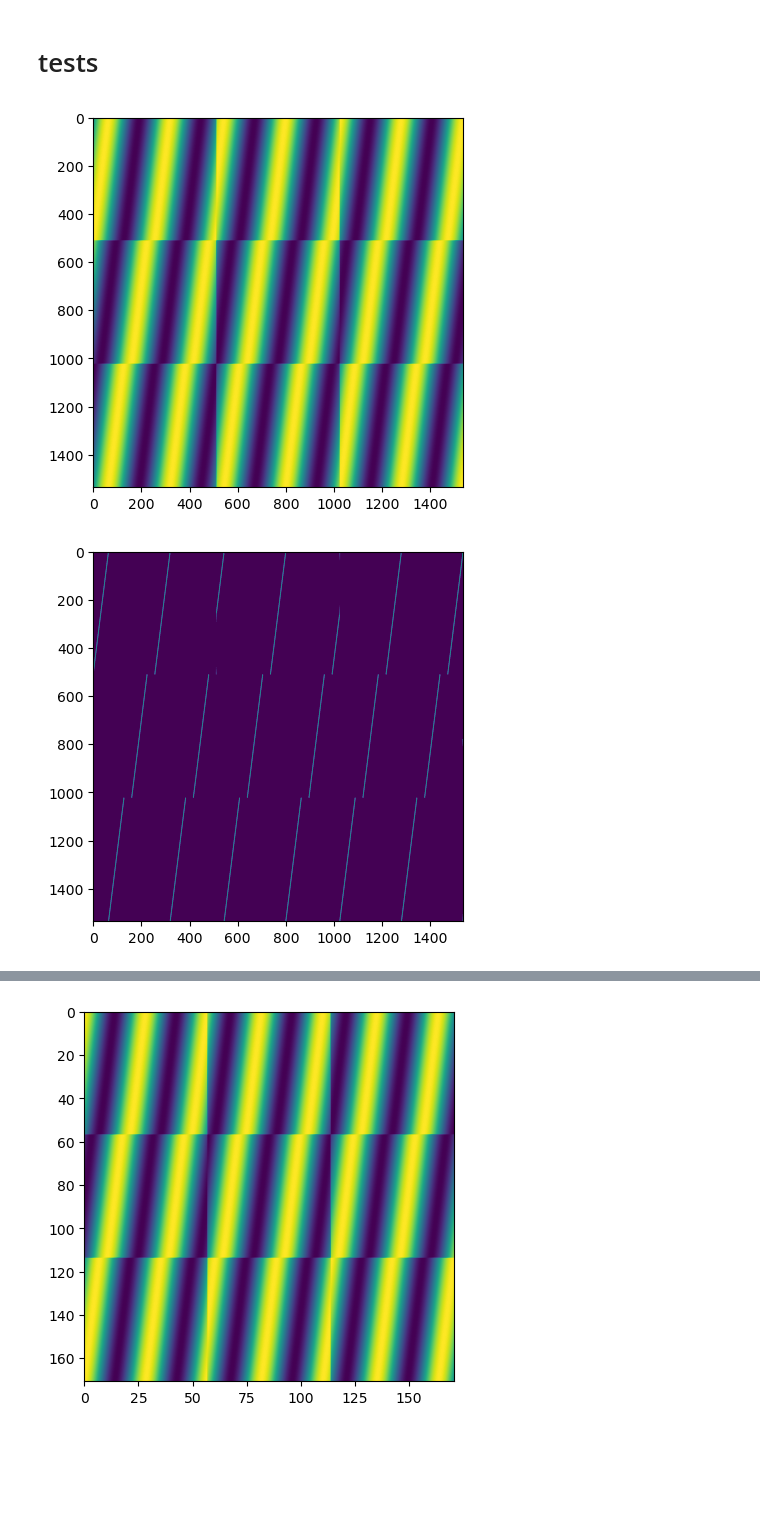
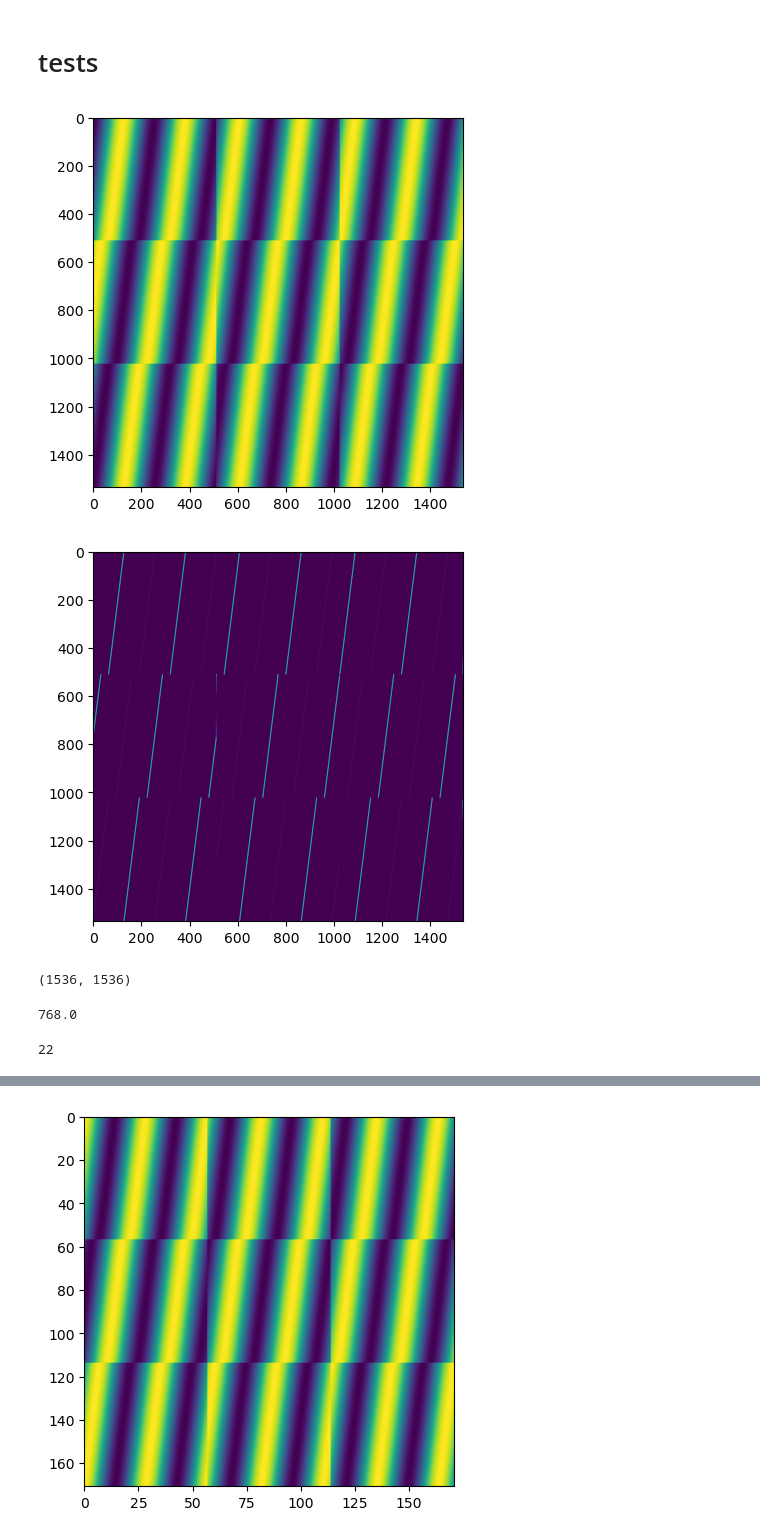
Before and after one commit to PriyaMulla/dashboardsforMM, a Jupyter notebook: 20230601_tile-maxima.ipynb, the cells around one changed output, grey strips where cells are left out. Cells and saved outputs as stored; diff of their text form; code cells hidden in the pictures; blank space fills up the shorter version.

```diff
--- a/20230601_tile-maxima.ipynb
+++ b/20230601_tile-maxima.ipynb
@@ -10,17 +28,24 @@ import random
 # %% [markdown]
 # Functions
 # %%
-def center_grid(x, y, d) :
+def center_grid(x, y) :
     """Create 3x3 grid centered on x,y with d distance to other squares
 
         Parameters:
         x (int): x coordinate
         y (int): y coordinate
-        d (int): distance of squares from center
 
         Returns:
         ndarray: 3x3 grid
     """
+    #size of 1 pixel in um
+    pix_per_um = core.get_pixel_size_um()
+
+    #size of total image (assuming nxn)
+    num_of_pix = core.get_property('Camera', 'OnCameraCCDXSize')
+
+    #disantace from squares in um
+    d = int(num_of_pix)*pix_per_um
 
     return np.array([[x-d,y-d], [x,y-d], [x+d,y-d],
                      [x-d,y], [x,y], [x+d,y],
@@ -61,6 +86,7 @@ def images_list(dataset):
     im_list = []
     for i in amount:
         im_list.append(Image.fromarray(dataset.read_image(position=i)))
+        im_list.append(dataset.read_metadata(position=i))
 
     return im_list
 # %%
@@ -86,7 +112,7 @@ def stitch_images(lst, n, m):
         for j in range(n):
             #coord are (x,y)
             new_image.paste(lst[iter], (j*sizing[0], i*sizing[1]))
-            iter+=1
+            iter+=2
     return new_image
 # %%
 def get_2dmaxima(image,kernelsize=3):
@@ -120,7 +146,7 @@ def get_coord_maxima(image):
     coord = list(zip(index[0], index[1]))
     return coord
 # %%
-def acq_maxima(x,y,d, fname,dirpath, show_im=True):
+def acq_maxima(x,y, fname,dirpath, show_im=True):
     """Acquire images and get maximas
 
         Parameters:
@@ -139,7 +165,7 @@ def acq_maxima(x,y,d, fname,dirpath, show_im=True):
         size (tuple of ints): size of image (used for zoom function)
 
     """
-    xy = center_grid(x,y,d)
+    xy = center_grid(x,y)
 
     #acq imagaes
     dataset = acq_images(fname,dirpath,xy)
@@ -163,7 +189,7 @@ def acq_maxima(x,y,d, fname,dirpath, show_im=True):
     #size info
     size = stitched_im.shape
 
-    return imgs_max,coord,stitched_im, d,size
+    return imgs_max,coord,stitched_im, size
 # %%
 def zoom(x,y,d_old, size_old, q, fname,dirpath):
     """Acquire images and get maximas around a chosen local maxima
@@ -208,13 +234,25 @@ fname= 'xy_tile_try28'
 dirpath = r"C:\Users\lociu\Desktop\PriyaM\Data\image_collection"
 # %%
 #acq_maxima
-imgs_max,coord,stitched_im,d,size = acq_maxima(2,2,1,fname,dirpath)
+imgs_max,coord,stitched_im,size = acq_maxima(4,5,fname,dirpath)
 # %% [output]
-[figure, old version]
+[figure, new version]
-[figure, old version]
+[figure, new version]
+# %%
+size
+# %% [output]
+(1536, 1536)
+# %%
+(.5*1536)
+# %% [output]
+768.0
 # %%
 #random local maxima
 x,y = random.choice(coord)
+# %%
+x
+# %% [output]
+22
 # %%
 #zoom
 imgs_max_2,coord_2,stitched_im_2,d_2,size_2 = zoom(x,y,d, size, 3, fname,dirpath)
```
Also changed, not shown: parts of 8 cells of this notebook, 2 other files.
